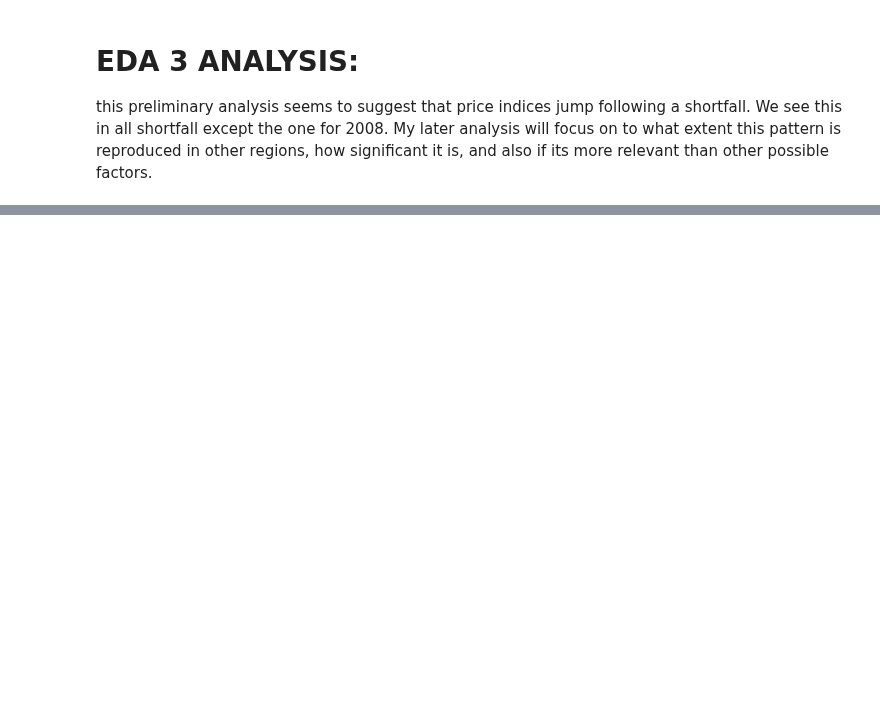
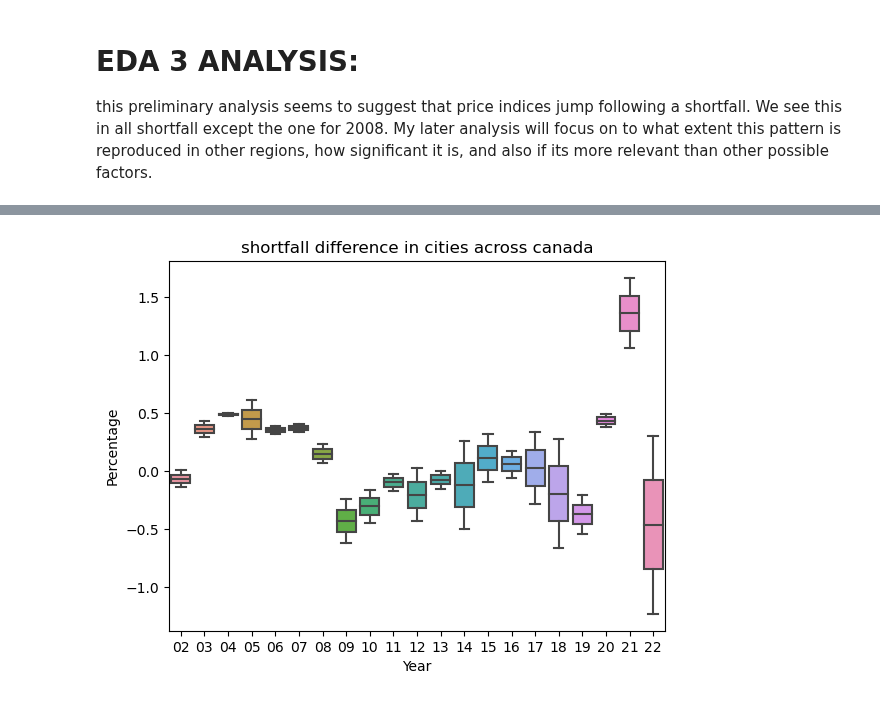
Before and after one commit to ubco-W2022T2-data301/project-group-group01, a Jupyter notebook: analysis/Jamesanalysis1.ipynb, the cells around one changed output, grey strips where cells are left out. Cells and saved outputs as stored; diff of their text form; code cells hidden in the pictures; blank space fills up the shorter version.

```diff
--- a/analysis/Jamesanalysis1.ipynb
+++ b/analysis/Jamesanalysis1.ipynb
@@ -710,0 +140,4 @@ KeyError: "['UOM_ID', 'UOM', 'DGUID', 'SCALAR_FACTOR', 'SCALAR_ID', 'VECTOR', 'C
+# %%
+scgraph1.get_figure()
+# %% [output]
+[figure, added]
```
Also changed, not shown: parts of 26 cells of this notebook, 2 other files.
